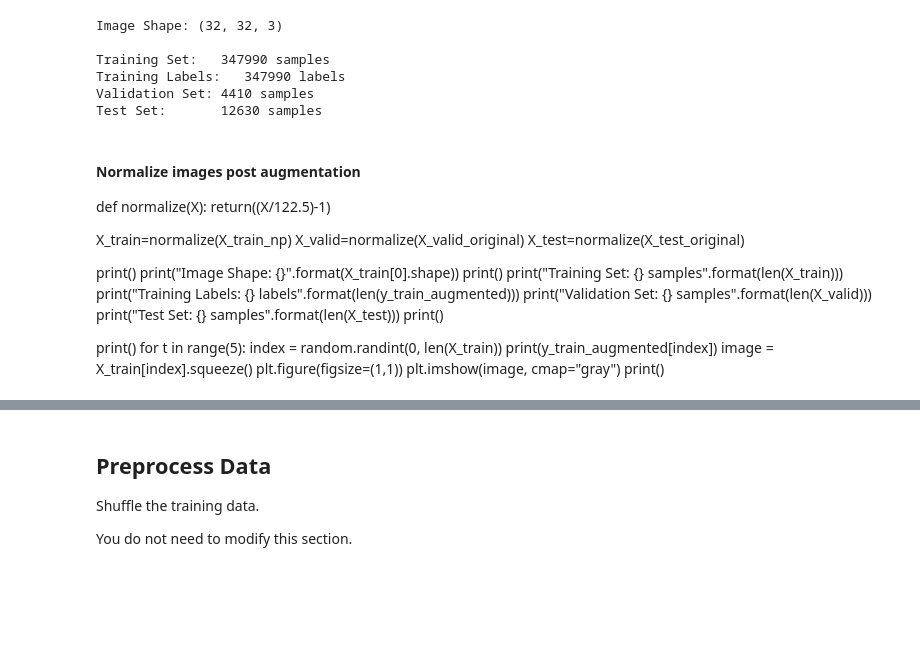
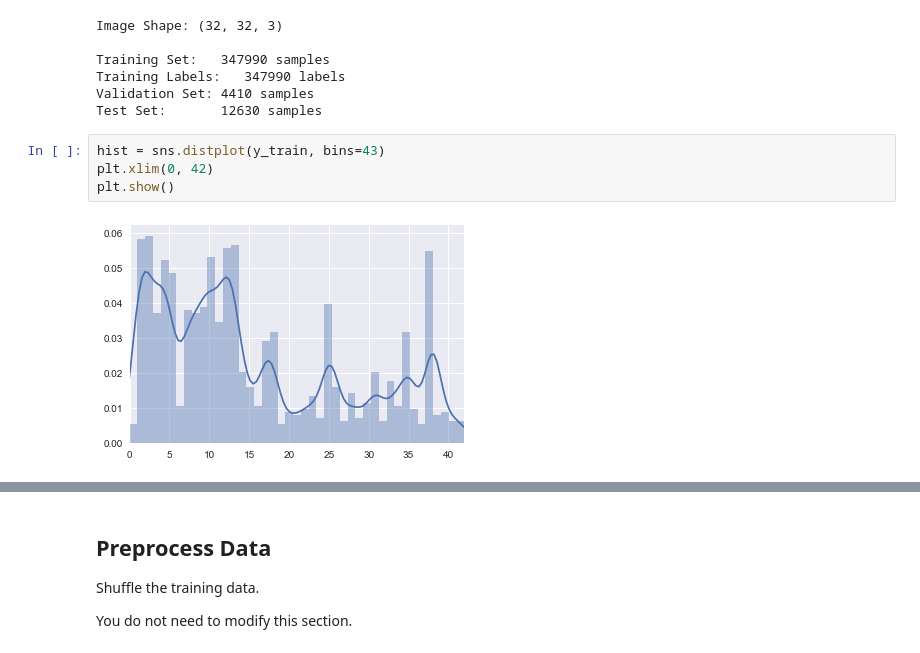
Before and after one commit to mulshankar/TrafficSignClassifier_Sankar, a Jupyter notebook: TrafficSignClassifier_Sankar.ipynb, the cells around one changed output, grey strips where cells are left out. Drawn from its saved outputs; the diff is of its cells as text; blank space fills up the shorter version.

```diff
--- a/TrafficSignClassifier_Sankar.ipynb
+++ b/TrafficSignClassifier_Sankar.ipynb
@@ -187,29 +195,9 @@ Training Set:   347990 samples
 Training Labels:   347990 labels
 Validation Set: 4410 samples
 Test Set:       12630 samples
-# %% [markdown]
-#### Normalize images post augmentation #########
-def normalize(X):
-    return((X/122.5)-1)
-
-X_train=normalize(X_train_np)
-X_valid=normalize(X_valid_original)
-X_test=normalize(X_test_original)
-
-print()
-print("Image Shape: {}".format(X_train[0].shape))
-print()
-print("Training Set:   {} samples".format(len(X_train)))
-print("Training Labels:   {} labels".format(len(y_train_augmented)))
-print("Validation Set: {} samples".format(len(X_valid)))
-print("Test Set:       {} samples".format(len(X_test)))
-print()
-
-print()
-for t in range(5):
-    index = random.randint(0, len(X_train))
-    print(y_train_augmented[index])
-    image = X_train[index].squeeze()
-    plt.figure(figsize=(1,1))
-    plt.imshow(image, cmap="gray")
-    print()
+# %%
+hist = sns.distplot(y_train, bins=43)
+plt.xlim(0, 42)
+plt.show()
+# %% [output]
+[figure, added]
```
Also changed, not shown: parts of 5 cells of this notebook.
